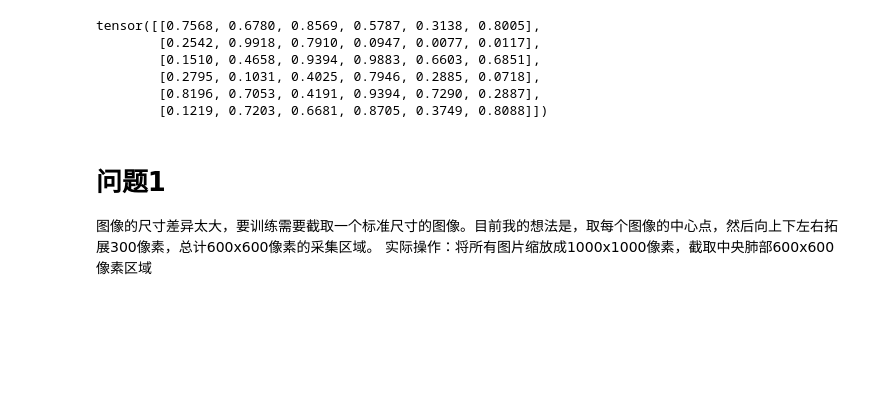
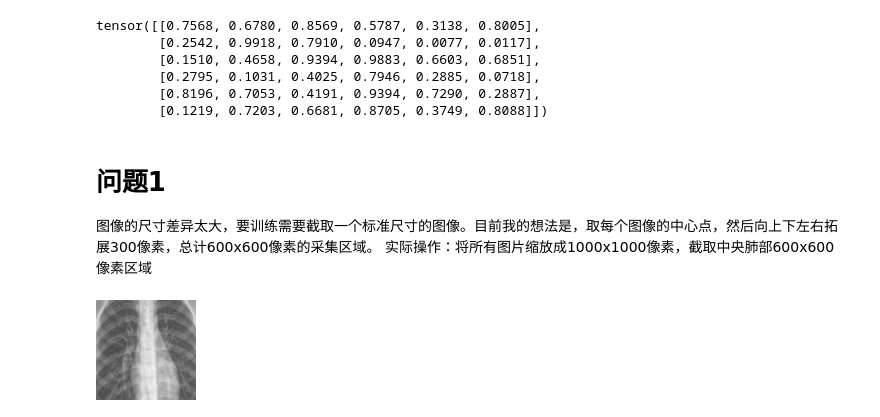
Before and after one commit to AndyWang1996/DeepLearningProjectGroup4, a Jupyter notebook: Group4.ipynb, the cells around one changed output. Cells and saved outputs as stored; diff of their text form; code cells hidden in the pictures; blank space fills up the shorter version.

```diff
--- a/Group4.ipynb
+++ b/Group4.ipynb
@@ -32,3 +64,10 @@ tensor([[0.7568, 0.6780, 0.8569, 0.5787, 0.3138, 0.8005],
 # 问题1
 图像的尺寸差异太大，要训练需要截取一个标准尺寸的图像。目前我的想法是，取每个图像的中心点，然后向上下左右拓展300像素，总计600x600像素的采集区域。
 实际操作：将所有图片缩放成1000x1000像素，截取中央肺部600x600像素区域
+# %%
+from IPython.display import Image
+
+#展示线上数据库的图片
+Image(filename='/content/DeepLearningProjectGroup4/CROPPED/test/NORMAL/IM-0001-0001.jpeg',width=100,height=100)
+# %% [output]
+[figure, added]
```
Also changed, not shown: parts of 8 cells of this notebook.
